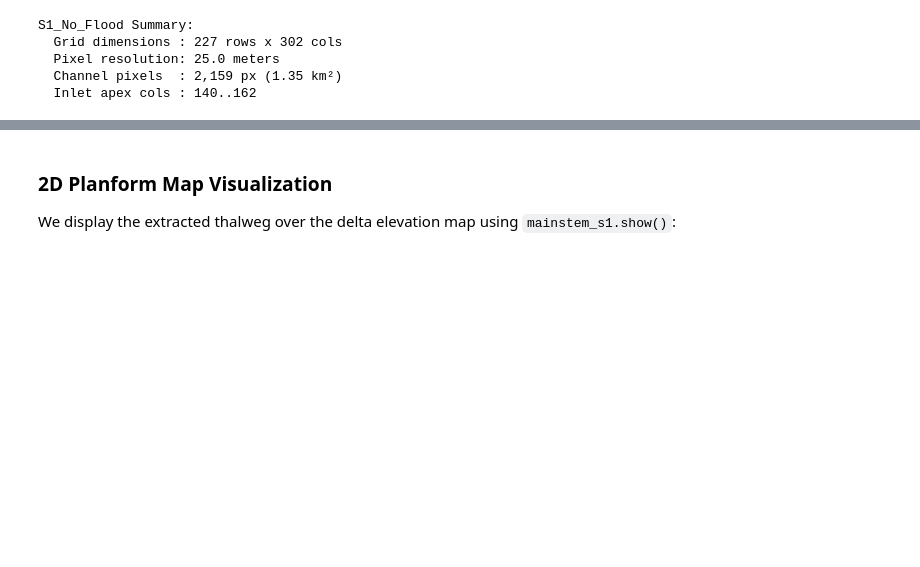
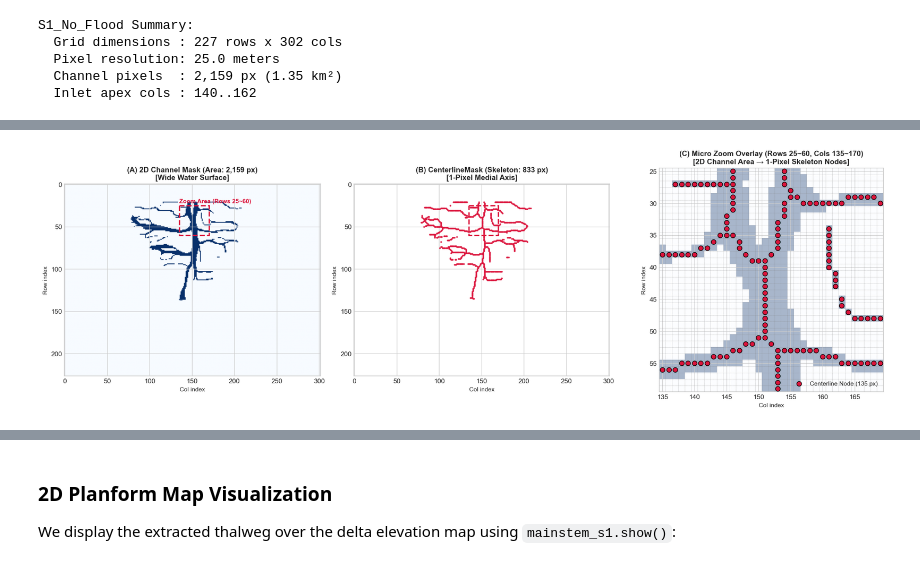
Before and after one commit to yukms/sandplover, a Jupyter notebook: notebooks_minsik_test/demo_main_channel_and_slope.ipynb, the cells around one changed output, grey strips where cells are left out. Cells and saved outputs as stored; diff of their text form; code cells hidden in the pictures; blank space fills up the shorter version.

```diff
--- a/notebooks_minsik_test/demo_main_channel_and_slope.ipynb
+++ b/notebooks_minsik_test/demo_main_channel_and_slope.ipynb
@@ -75,0 +489,63 @@ S1_No_Flood Summary:
+# %%
+# Step 3-A: Channel Mask -> 1-Pixel Centerline Transformation Visualization
+from sandplover.mask import ChannelMask, CenterlineMask
+
+# Compute 1-pixel centerline mask using Sandplover built-in module
+cnt_s1 = CenterlineMask.from_mask(ChannelMask.from_array(ch_mask_s1))
+skel_s1 = cnt_s1.mask.values & land_mask_s1
+
+fig, axes = plt.subplots(1, 3, figsize=(18, 5.5), dpi=125)
+
+# Panel A: Full 2D ChannelMask
+ax1 = axes[0]
+ax1.imshow(ch_mask_s1, cmap='Blues', origin='upper')
+r_min, r_max = 25, 60
+c_min, c_max = 135, 170
+rect = plt.Rectangle((c_min, r_min), c_max - c_min, r_max - r_min, fill=False, color='crimson', lw=2.0, linestyle='--')
+ax1.add_patch(rect)
+ax1.text(c_min, r_min - 3, 'Zoom Area (Rows 25~60)', color='crimson', fontsize=9, fontweight='bold')
+ax1.set_title(f'(A) 2D Channel Mask (Area: {ch_mask_s1.sum():,} px)\n[Wide Water Surface]', fontsize=11, fontweight='bold')
+ax1.set_xlabel('Col index', fontsize=9)
+ax1.set_ylabel('Row index', fontsize=9)
+
+# Panel B: Full CenterlineMask
+ax2 = axes[1]
+ax2.imshow(np.zeros_like(skel_s1), cmap='Greys', vmin=0, vmax=1, origin='upper')
+skel_pts = np.argwhere(skel_s1)
+ax2.scatter(skel_pts[:, 1], skel_pts[:, 0], c='crimson', s=2.5, alpha=0.85)
+rect2 = plt.Rectangle((c_min, r_min), c_max - c_min, r_max - r_min, fill=False, color='crimson', lw=2.0, linestyle='--')
+ax2.add_patch(rect2)
+ax2.set_title(f'(B) CenterlineMask (Skeleton: {skel_s1.sum():,} px)\n[1-Pixel Medial Axis]', fontsize=11, fontweight='bold')
+ax2.set_xlabel('Col index', fontsize=9)
+ax2.set_ylabel('Row index', fontsize=9)
+
+# Panel C: Micro Zoom View with Pixel Boundaries
+ax3 = axes[2]
+sub_ch = ch_mask_s1[r_min:r_max, c_min:c_max]
+sub_skel = skel_s1[r_min:r_max, c_min:c_max]
+
+# Show 2D channel as light blue fill
+ax3.imshow(sub_ch, cmap='Blues', alpha=0.35, origin='upper', extent=[c_min - 0.5, c_max - 0.5, r_max - 0.5, r_min - 0.5])
+
+# Draw pixel grid lines
+for r in range(r_min, r_max):
+    ax3.axhline(r - 0.5, color='gray', lw=0.4, linestyle=':')
+for c in range(c_min, c_max):
+    ax3.axvline(c - 0.5, color='gray', lw=0.4, linestyle=':')
+
+# Scatter centerline pixels as distinct red dots
+skel_sub_pts = np.argwhere(sub_skel)
+ax3.scatter(skel_sub_pts[:, 1] + c_min, skel_sub_pts[:, 0] + r_min, color='crimson', s=50, edgecolors='black', lw=0.9,
+            label=f'Centerline Node ({len(skel_sub_pts)} px)', zorder=5)
+
+ax3.set_xlim(c_min - 0.5, c_max - 0.5)
+ax3.set_ylim(r_max - 0.5, r_min - 0.5)
+ax3.set_title('(C) Micro Zoom Overlay (Rows 25~60, Cols 135~170)\n[2D Channel Area → 1-Pixel Skeleton Nodes]', fontsize=11, fontweight='bold')
+ax3.set_xlabel('Col index', fontsize=9)
+ax3.set_ylabel('Row index', fontsize=9)
+ax3.legend(loc='lower right', fontsize=9)
+
+plt.tight_layout()
+plt.show()
+# %% [output]
+[figure, added]
```
Also changed, not shown: parts of 16 cells of this notebook, 1 other file.
